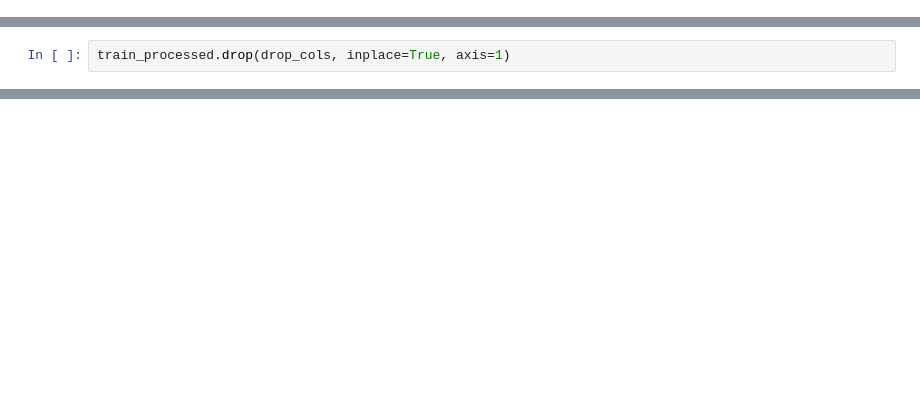
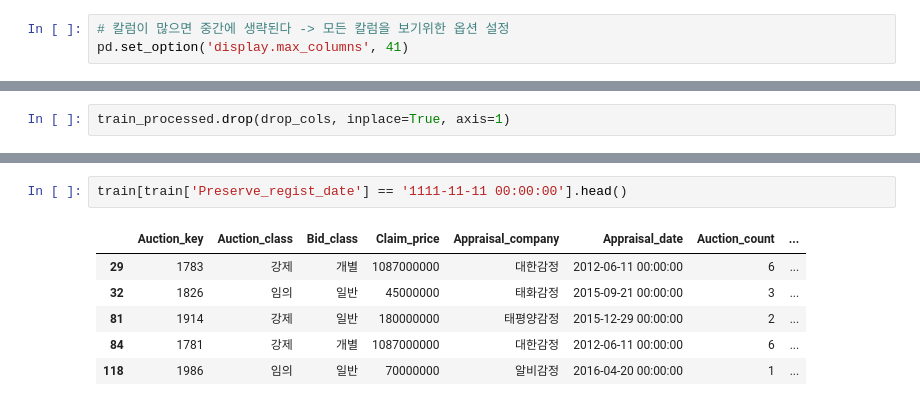
Before and after one commit to Sejong-Kaggle-Challengers-2nd/Cho-D-YoungRae, a Jupyter notebook: 3/1_직접구현.ipynb, the cells around one changed output, grey strips where cells are left out. Cells and saved outputs as stored; diff of their text form; blank space fills up the shorter version.

```diff
--- a/3/1_직접구현.ipynb
+++ b/3/1_직접구현.ipynb
@@ -14,6 +14,9 @@ submission = pd.read_csv(file_path + 'Auction_submission.csv')
 rent = pd.read_csv(file_path + 'Auction_rent.csv')
 regist = pd.read_csv(file_path + 'Auction_regist.csv')
 result = pd.read_csv(file_path + 'Auction_result.csv')
+# %%
+# 칼럼이 많으면 중간에 생략된다 -> 모든 칼럼을 보기위한 옵션 설정
+pd.set_option('display.max_columns', 41)
 # %%
 train.shape
 # %% [output]
@@ -240,0 +313,9 @@ memory usage: 332.4+ KB
+# %%
+train[train['Preserve_regist_date'] == '1111-11-11 00:00:00'].head()
+# %% [output]
+|  | Auction_key | Auction_class | Bid_class | Claim_price | Appraisal_company | Appraisal_date | Auction_count | ... |
+| 29 | 1783 | 강제 | 개별 | 1087000000 | 대한감정 | 2012-06-11 00:00:00 | 6 | ... |
+| 32 | 1826 | 임의 | 일반 | 45000000 | 태화감정 | 2015-09-21 00:00:00 | 3 | ... |
+| 81 | 1914 | 강제 | 일반 | 180000000 | 태평양감정 | 2015-12-29 00:00:00 | 2 | ... |
+| 84 | 1781 | 강제 | 개별 | 1087000000 | 대한감정 | 2012-06-11 00:00:00 | 6 | ... |
+| 118 | 1986 | 임의 | 일반 | 70000000 | 알비감정 | 2016-04-20 00:00:00 | 1 | ... |
```
Also changed, not shown: parts of 21 cells of this notebook, 1 other file.
